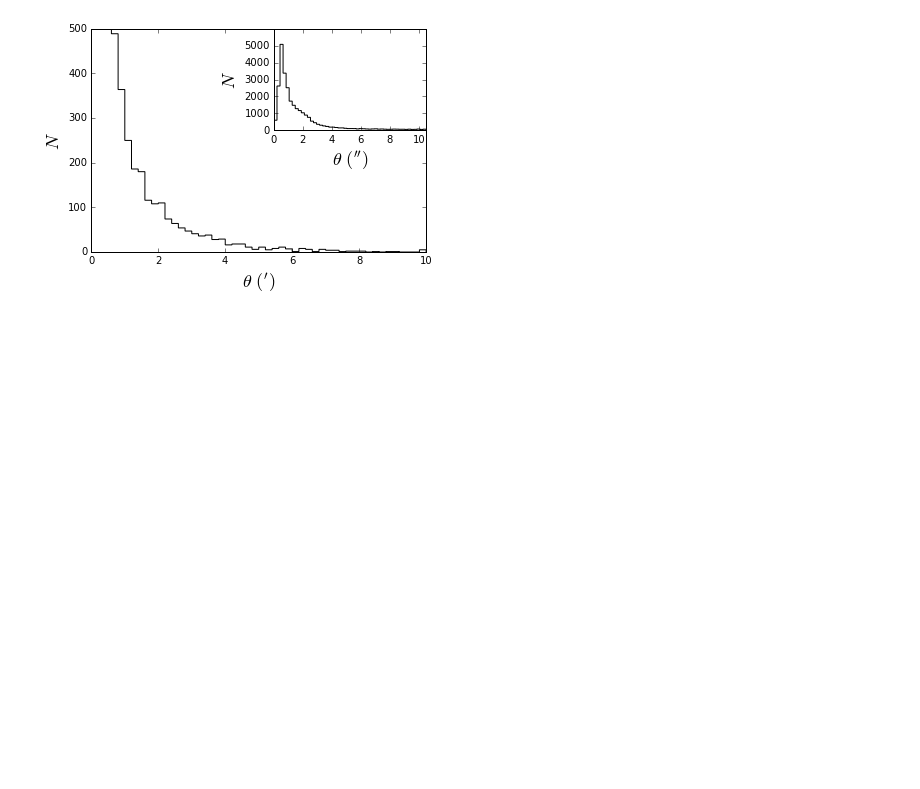
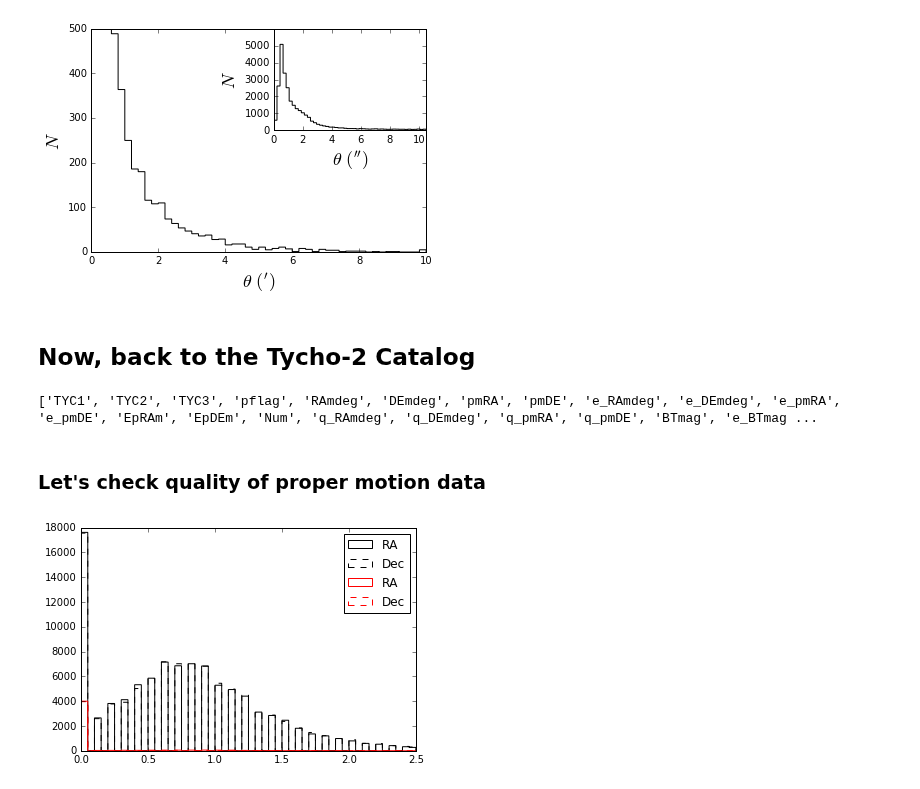
Before and after one commit to astroJeff/gaia_binaries, a Jupyter notebook: notebooks/Tycho-2 Data.ipynb, the cells around one changed output. Saved outputs shown, nothing was run; the diff lists cells and outputs as text; code cells hidden in the pictures; blank space fills up the shorter version.

Commit message:
Started analysis on original Tycho-2 data

```diff
--- a/notebooks/Tycho-2 Data.ipynb
+++ b/notebooks/Tycho-2 Data.ipynb
@@ -136,3 +137,24 @@ plt.savefig('../figures/TDSC_separation.pdf')
 #plt.show()
 # %% [output]
 [figure]
+# %% [markdown]
+## Now, back to the Tycho-2 Catalog
+# %%
+print t.colnames
+# %% [output]
+['TYC1', 'TYC2', 'TYC3', 'pflag', 'RAmdeg', 'DEmdeg', 'pmRA', 'pmDE', 'e_RAmdeg', 'e_DEmdeg', 'e_pmRA', 'e_pmDE', 'EpRAm', 'EpDEm', 'Num', 'q_RAmdeg', 'q_DEmdeg', 'q_pmRA', 'q_pmDE', 'BTmag', 'e_BTmag ...
+# %% [markdown]
+### Let's check quality of proper motion data
+# %%
+xmin, xmax = 0.0, 2.5
+
+plt.hist(t['q_pmRA'], bins=50, color='k', histtype='step', linestyle='-', label='RA', range=[xmin,xmax])
+plt.hist(t['q_pmDE'], bins=50, color='k', histtype='step', linestyle='--', label='Dec', range=[xmin,xmax])
+
+plt.hist(t['q_pmRA'][np.where(t['pmRA']==0.0)], bins=50, color='r', histtype='step', linestyle='-', label='RA', range=[xmin,xmax])
+plt.hist(t['q_pmDE'][np.where(t['pmDE']==0.0)], bins=50, color='r', histtype='step', linestyle='--', label='Dec', range=[xmin,xmax])
+
+plt.legend()
+plt.show()
+# %% [output]
+[figure, added]
```
Also changed, not shown: parts of 13 cells of this notebook.
